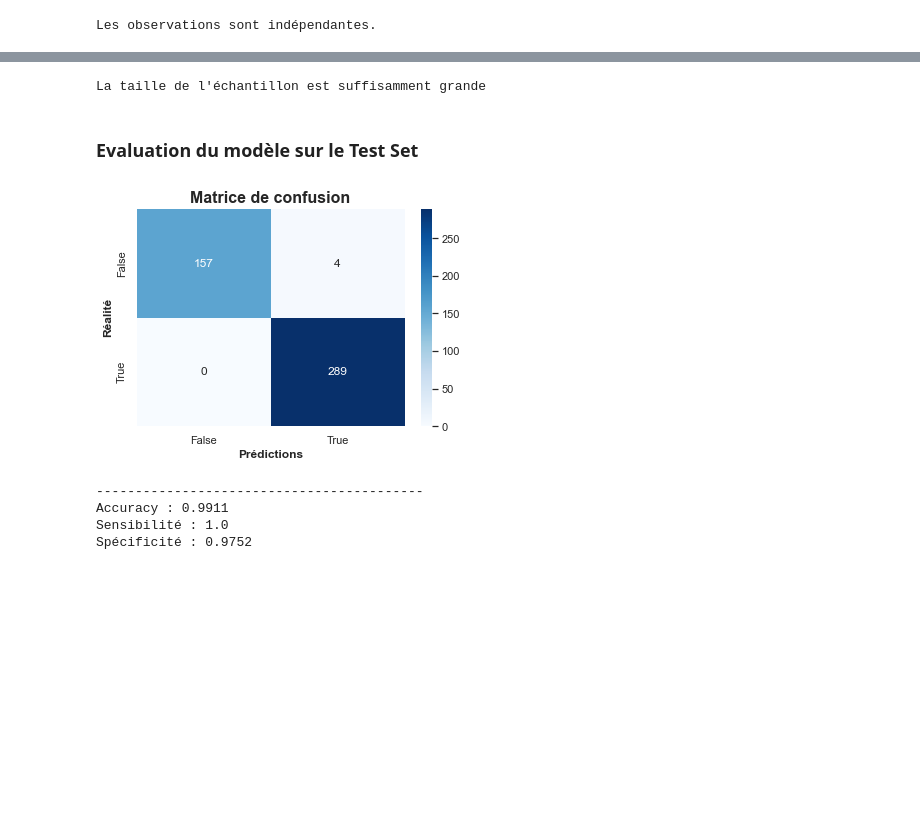
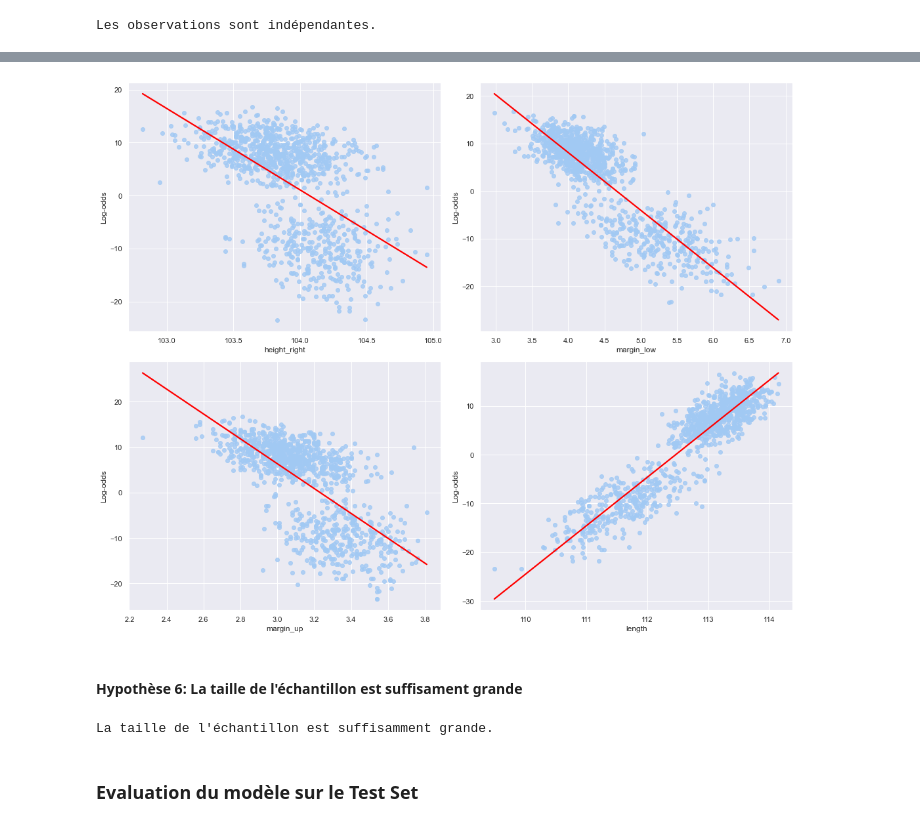
Before and after one commit to datadosreis/Detection-de-faux-billets, a Jupyter notebook: Sandbox_P10.ipynb, the cells around one changed output, grey strips where cells are left out. Cells and saved outputs as stored; diff of their text form; code cells hidden in the pictures; blank space fills up the shorter version.

```diff
--- a/Sandbox_P10.ipynb
+++ b/Sandbox_P10.ipynb
@@ -999,13 +1086,49 @@ Toutes les variables explicatives ont une relation linéaire significative avec
+# %%
+# Re-run logistic regression on original set of X and y variables
+predicted = logit_model.predict(X_train)
+
+# Get log odds values
+log_odds = np.log(predicted / (1 - predicted))
+
+# Visualize predictor continuous variable vs logit values
+fig, axs = plt.subplots(nrows=2, ncols=2, figsize=(15, 12))
+
+# Plot for height_right vs log-odds
+sns.regplot(x=X_train['height_right'].values, y=log_odds, ax=axs[0, 0], line_kws={'color': 'red'}, ci=None)
+axs[0, 0].set_xlabel("height_right")
+axs[0, 0].set_ylabel("Log-odds")
+
+# Plot for margin_low vs log-odds
+sns.regplot(x=X_train['margin_low'].values, y=log_odds, ax=axs[0, 1], line_kws={'color': 'red'}, ci=None)
+axs[0, 1].set_xlabel("margin_low")
+axs[0, 1].set_ylabel("Log-odds")
+
+# Plot for margin_up vs log-odds
+sns.regplot(x=X_train['margin_up'].values, y=log_odds, ax=axs[1, 0], line_kws={'color': 'red'}, ci=None)
+axs[1, 0].set_xlabel("margin_up")
+axs[1, 0].set_ylabel("Log-odds")
+
+# Plot for length vs log-odds
+sns.regplot(x=X_train['length'].values, y=log_odds, ax=axs[1, 1], line_kws={'color': 'red'}, ci=None)
+axs[1, 1].set_xlabel("length")
+axs[1, 1].set_ylabel("Log-odds")
+
+plt.tight_layout()
+plt.show()
+# %% [output]
+[figure, added]
+# %% [markdown]
+#### Hypothèse 6: La taille de l'échantillon est suffisament grande
 # %%
 # Hypothèse n°6: la taille de l'échantillon est suffisamment grande
 # Cette hypothèse est difficile à définir précisément, mais il est généralement recommandé d'avoir au moins 10 observations par variable explicative.
 min_samples = 10 * len(X_train.columns[1:]) / y_train.value_counts().min()
 if X_train.shape[0] >= min_samples:
-    print("La taille de l'échantillon est suffisamment grande")
+    print("La taille de l'échantillon est suffisamment grande.")
 else:
     print("La taille de l'échantillon est trop petite.")
 # %% [output]
-La taille de l'échantillon est suffisamment grande
+La taille de l'échantillon est suffisamment grande.
 # %% [markdown]
 ### Evaluation du modèle sur le Test Set
 # %%
@@ -1020,37 +1138,0 @@ y_pred_test_class = [1 if x > seuil else 0 for x in y_pred_test]
-# %%
-#Matrice de confusion
-confusion_mat_test = confusion_matrix(y_test, y_pred_test_class)
-
-#Heatmap
-sns.heatmap(confusion_mat_test,
-            annot=True,
-            fmt='',
-            xticklabels = ["False","True"],
-            yticklabels=["False","True"],
-            cmap='Blues'
-           )
-plt.xlabel("Prédictions", fontsize=12, fontweight='bold')
-plt.ylabel("Réalité", fontsize=12, fontweight='bold')
-plt.title("Matrice de confusion", fontsize=16, fontweight='bold')
-plt.show()
-
-
-# Récupération des valeurs de la matrice de confusion
-tn, fp, fn, tp = confusion_mat_test.ravel()
-# Calcul de l'accuracy
-accuracy = (tp + tn) / (tp + tn + fp + fn)
-# Calcul de la sensibilité
-sensibilite = tp / (tp + fn)
-# Calcul de la spécificité
-specificite = tn / (tn + fp)
-
-print('------------------------------------------')
-print("Accuracy :", accuracy.round(4))
-print("Sensibilité :", sensibilite.round(4))
-print("Spécificité :", specificite.round(4))
-# %% [output]
-[figure, removed]
-------------------------------------------
-Accuracy : 0.9911
-Sensibilité : 1.0
-Spécificité : 0.9752
```
Also changed, not shown: parts of 49 cells of this notebook.
